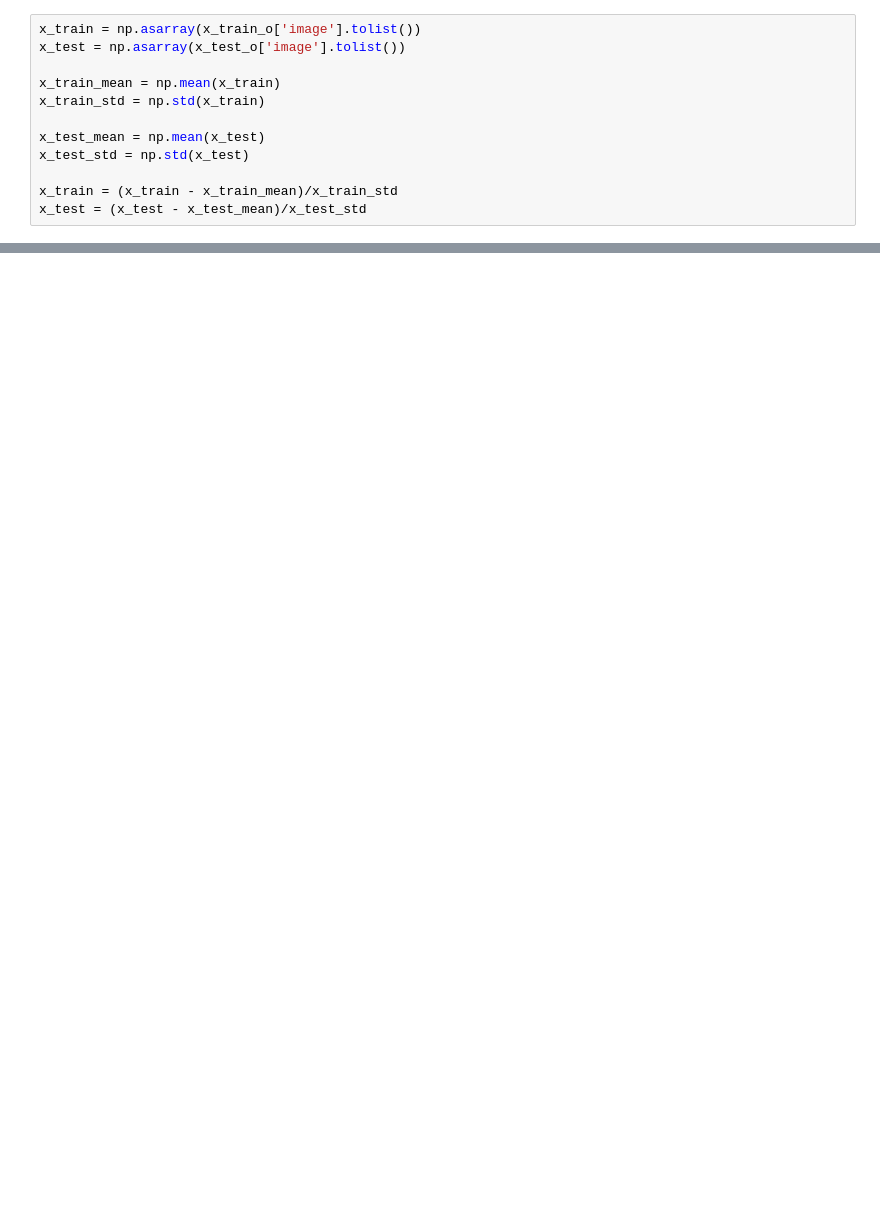
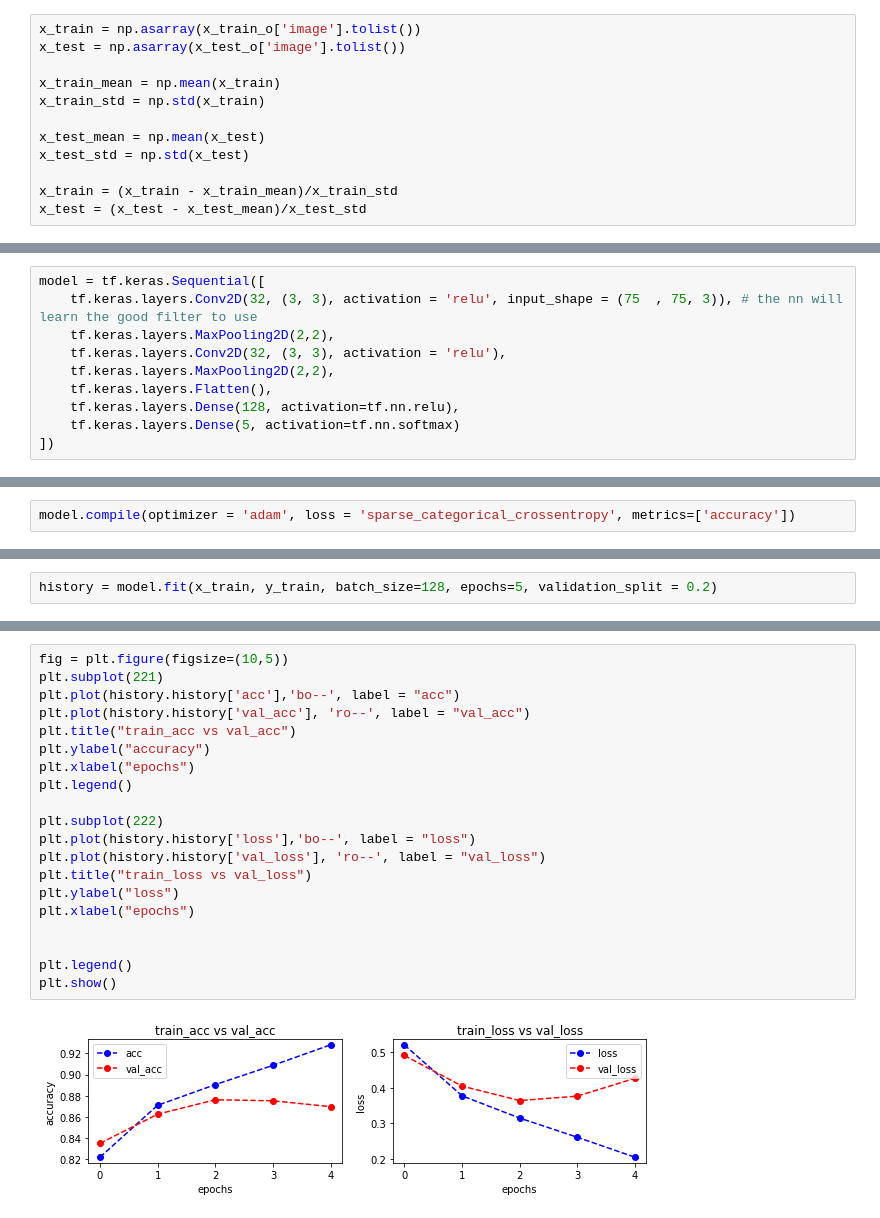
Before and after one commit to chaitanyakasaraneni/yelpphotoclassification, a Jupyter notebook: ImageProcessing_CNN.ipynb, the cells around one changed output, grey strips where cells are left out. Drawn from its saved outputs; the diff is of its cells as text; blank space fills up the shorter version.

```diff
--- a/ImageProcessing_CNN.ipynb
+++ b/ImageProcessing_CNN.ipynb
@@ -279,0 +186,10 @@ TypeError: ignored
+# %%
+model = tf.keras.Sequential([
+    tf.keras.layers.Conv2D(32, (3, 3), activation = 'relu', input_shape = (75  , 75, 3)), # the nn will learn the good filter to use
+    tf.keras.layers.MaxPooling2D(2,2),
+    tf.keras.layers.Conv2D(32, (3, 3), activation = 'relu'),
+    tf.keras.layers.MaxPooling2D(2,2),
+    tf.keras.layers.Flatten(),
+    tf.keras.layers.Dense(128, activation=tf.nn.relu),
+    tf.keras.layers.Dense(5, activation=tf.nn.softmax)
+])
@@ -279,0 +198,2 @@ TypeError: ignored
+# %%
+model.compile(optimizer = 'adam', loss = 'sparse_categorical_crossentropy', metrics=['accuracy'])
@@ -279,0 +202,2 @@ TypeError: ignored
+# %%
+history = model.fit(x_train, y_train, batch_size=128, epochs=5, validation_split = 0.2)
@@ -279,0 +220,22 @@ TypeError: ignored
+# %%
+fig = plt.figure(figsize=(10,5))
+plt.subplot(221)
+plt.plot(history.history['acc'],'bo--', label = "acc")
+plt.plot(history.history['val_acc'], 'ro--', label = "val_acc")
+plt.title("train_acc vs val_acc")
+plt.ylabel("accuracy")
+plt.xlabel("epochs")
+plt.legend()
+
+plt.subplot(222)
+plt.plot(history.history['loss'],'bo--', label = "loss")
+plt.plot(history.history['val_loss'], 'ro--', label = "val_loss")
+plt.title("train_loss vs val_loss")
+plt.ylabel("loss")
+plt.xlabel("epochs")
+
+
+plt.legend()
+plt.show()
+# %% [output]
+[figure, added]
```
Also changed, not shown: parts of 57 cells of this notebook.
